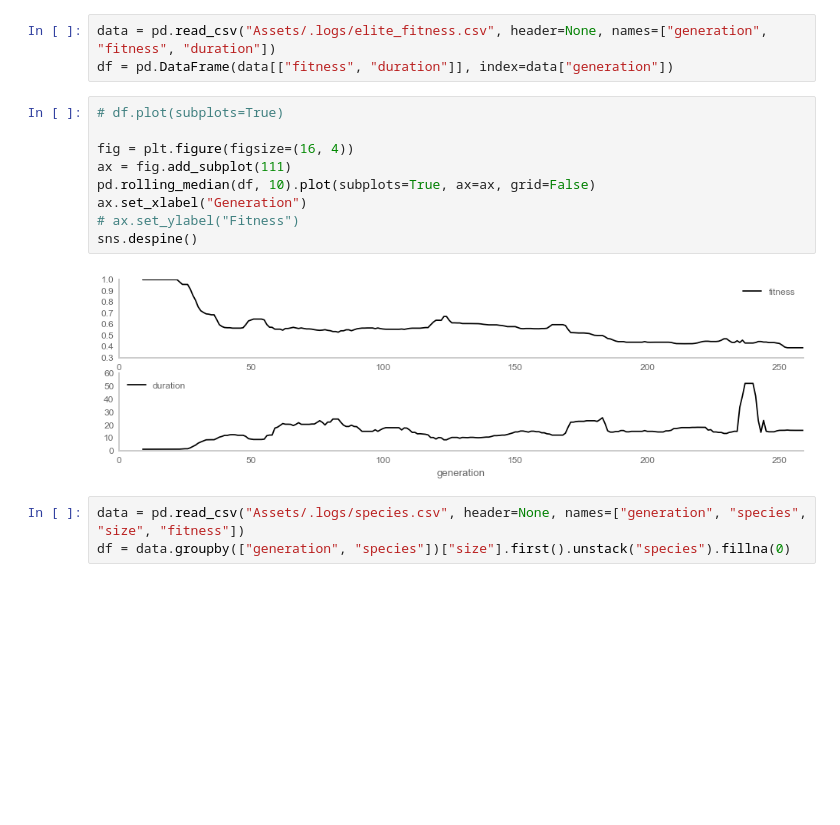
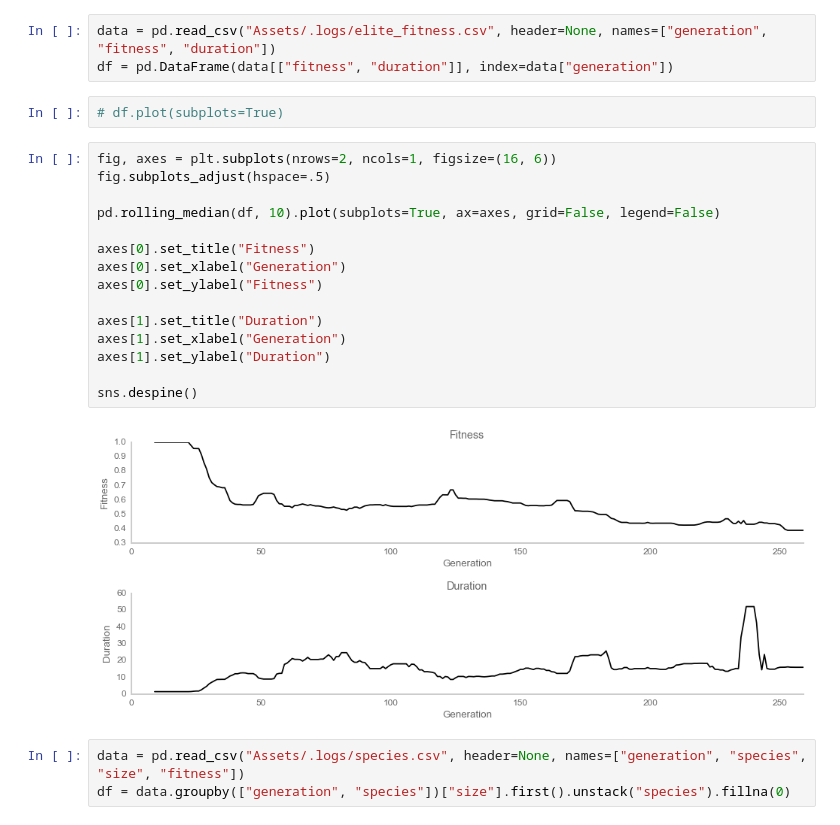
Before and after one commit to BarkingMouseStudio/unity-experiments, a Jupyter notebook: Fitness.ipynb, the cells around one changed output. Cells and saved outputs as stored; diff of their text form; blank space fills up the shorter version.

```diff
--- a/Fitness.ipynb
+++ b/Fitness.ipynb
@@ -22,17 +22,25 @@ sns.set_context("notebook", font_scale=1.2)
 # %%
 data = pd.read_csv("Assets/.logs/elite_fitness.csv", header=None, names=["generation", "fitness", "duration"])
 df = pd.DataFrame(data[["fitness", "duration"]], index=data["generation"])
+# %%
+# df.plot(subplots=True)
 # %%
-# df.plot(subplots=True)
+fig, axes = plt.subplots(nrows=2, ncols=1, figsize=(16, 6))
+fig.subplots_adjust(hspace=.5)
 
-fig = plt.figure(figsize=(16, 4))
-ax = fig.add_subplot(111)
-pd.rolling_median(df, 10).plot(subplots=True, ax=ax, grid=False)
-ax.set_xlabel("Generation")
-# ax.set_ylabel("Fitness")
+pd.rolling_median(df, 10).plot(subplots=True, ax=axes, grid=False, legend=False)
+
+axes[0].set_title("Fitness")
+axes[0].set_xlabel("Generation")
+axes[0].set_ylabel("Fitness")
+
+axes[1].set_title("Duration")
+axes[1].set_xlabel("Generation")
+axes[1].set_ylabel("Duration")
+
 sns.despine()
 # %% [output]
-[figure, old version]
+[figure, new version]
 # %%
 data = pd.read_csv("Assets/.logs/species.csv", header=None, names=["generation", "species", "size", "fitness"])
 df = data.groupby(["generation", "species"])["size"].first().unstack("species").fillna(0)
```
Also changed, not shown: 18 other files.
